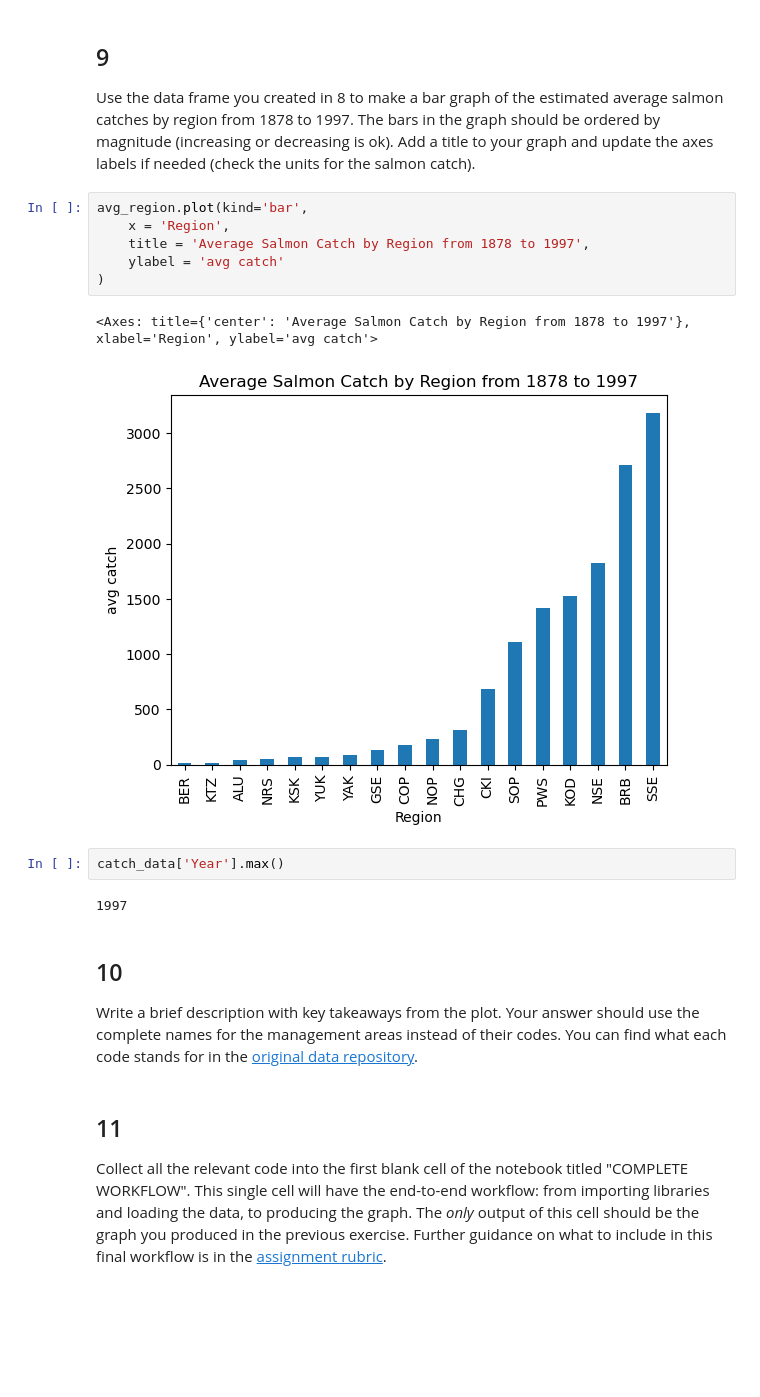
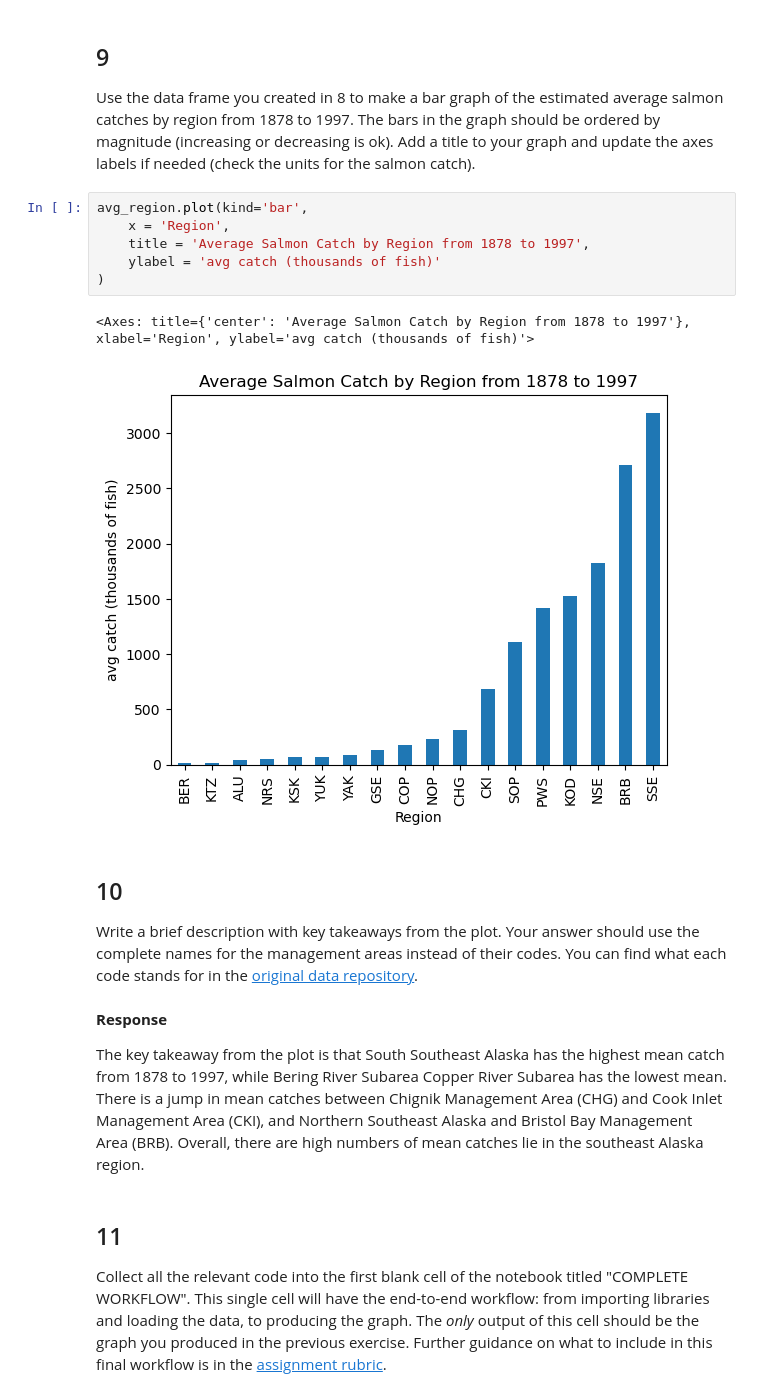
Before and after one commit to kloo49/eds220-hwk2-kloo, a Jupyter notebook: task2/hwk2-task2-salmon.ipynb, the cells around one changed output. Drawn from its saved outputs; the diff is of its cells as text; blank space fills up the shorter version.

```diff
--- a/task2/hwk2-task2-salmon.ipynb
+++ b/task2/hwk2-task2-salmon.ipynb
@@ -285,16 +326,12 @@ Use the data frame you created in 8 to make a bar graph of the estimated average
 # %%
 avg_region.plot(kind='bar',
     x = 'Region',
     title = 'Average Salmon Catch by Region from 1878 to 1997',
-    ylabel = 'avg catch'
+    ylabel = 'avg catch (thousands of fish)'
 )
 # %% [output]
-<Axes: title={'center': 'Average Salmon Catch by Region from 1878 to 1997'}, xlabel='Region', ylabel='avg catch'>
+<Axes: title={'center': 'Average Salmon Catch by Region from 1878 to 1997'}, xlabel='Region', ylabel='avg catch (thousands of fish)'>
-[figure, old version]
+[figure, new version]
-# %%
-catch_data['Year'].max()
-# %% [output]
-1997
 # %% [markdown]
 <!-- END QUESTION -->
 
@@ -303,6 +340,10 @@ catch_data['Year'].max()
 ## 10
 
 Write a brief description with key takeaways from the plot. Your answer should use the complete names for the management areas instead of their codes. You can find what each code stands for in the [original data repository](https://knb.ecoinformatics.org/view/df35b.304.2#df35b.303.1).
+# %% [markdown]
+**Response**
+
+The key takeaway from the plot is that South Southeast Alaska has the highest mean catch from 1878 to 1997, while Bering River Subarea Copper River Subarea has the lowest mean. There is a jump in mean catches between Chignik Management Area (CHG) and Cook Inlet Management Area (CKI), and Northern Southeast Alaska and Bristol Bay Management Area (BRB). Overall, there are high numbers of mean catches lie in the southeast Alaska region.
 # %% [markdown]
 <!-- END QUESTION -->
 
```
Also changed, not shown: parts of 11 cells of this notebook.
